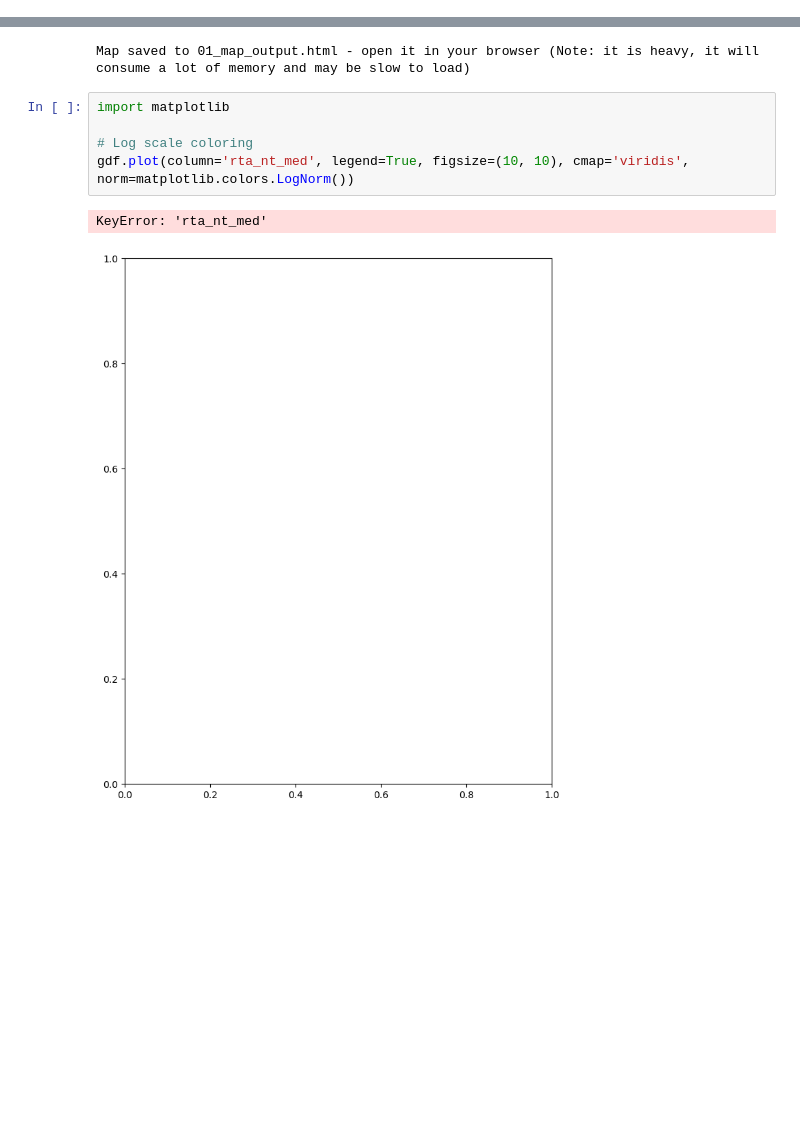
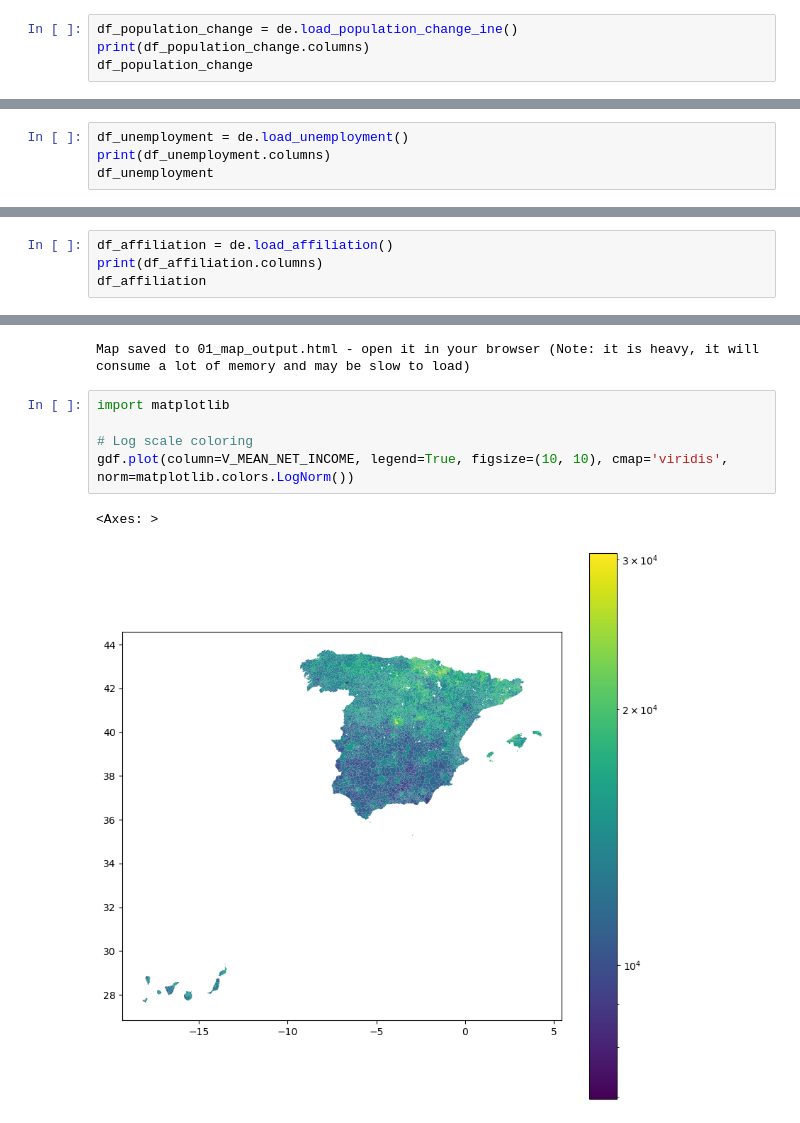
Before and after one commit to rsangil03/tfg_electoral_analysis_spain_2023, a Jupyter notebook: notebooks/01_data_extraction.ipynb, the cells around one changed output, grey strips where cells are left out. Drawn from its saved outputs; the diff is of its cells as text; blank space fills up the shorter version.

```diff
--- a/notebooks/01_data_extraction.ipynb
+++ b/notebooks/01_data_extraction.ipynb
@@ -166,0 +170,4 @@ Index(['Code of municipality', 'Mean net income per person'], dtype='str')
+# %%
+df_population_change = de.load_population_change_ine()
+print(df_population_change.columns)
+df_population_change
@@ -166,0 +195,4 @@ Index(['Code of municipality', 'Mean net income per person'], dtype='str')
+# %%
+df_unemployment = de.load_unemployment()
+print(df_unemployment.columns)
+df_unemployment
@@ -166,0 +245,4 @@ Index(['Code of municipality', 'Mean net income per person'], dtype='str')
+# %%
+df_affiliation = de.load_affiliation()
+print(df_affiliation.columns)
+df_affiliation
@@ -324,8 +446,8 @@ Map saved to 01_map_output.html - open it in your browser (Note: it is heavy, it
 # %%
 import matplotlib
 
 # Log scale coloring
-gdf.plot(column='rta_nt_med', legend=True, figsize=(10, 10), cmap='viridis', norm=matplotlib.colors.LogNorm())
+gdf.plot(column=V_MEAN_NET_INCOME, legend=True, figsize=(10, 10), cmap='viridis', norm=matplotlib.colors.LogNorm())
 # %% [output]
-KeyError: 'rta_nt_med'
+<Axes: >
-[figure, old version]
+[figure, new version]
```
Also changed, not shown: parts of 12 cells of this notebook, 4 other files.
